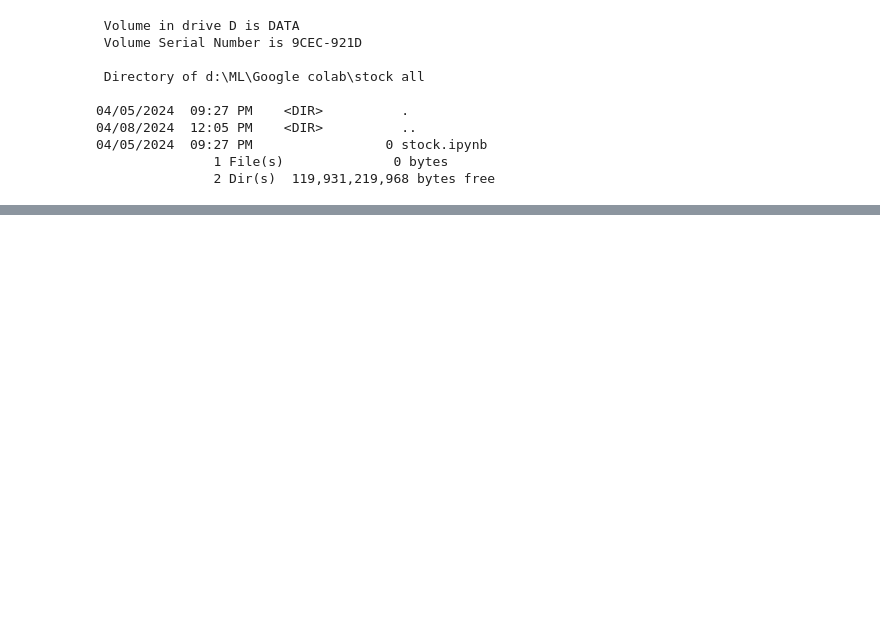
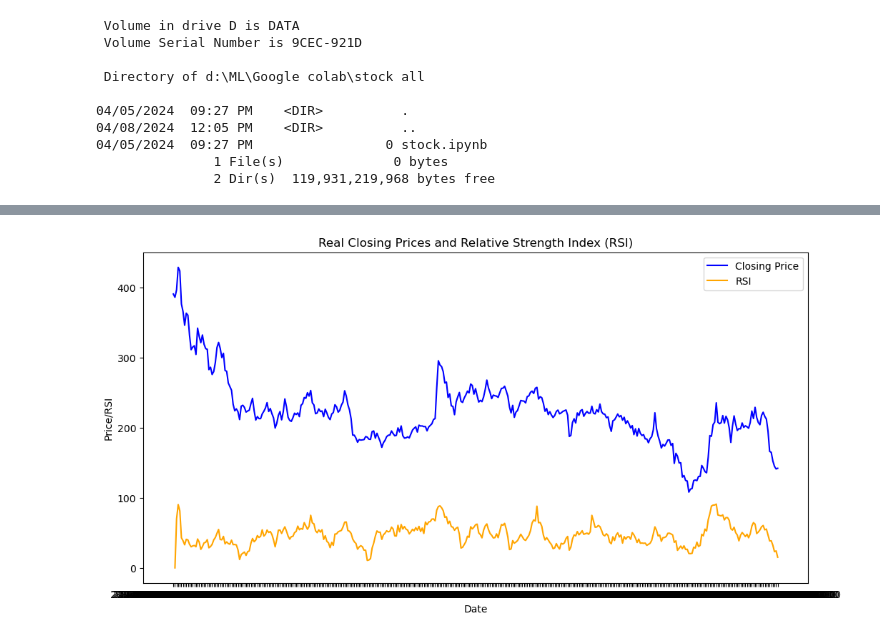
Before and after one commit to santhosh-kumar-17/Machine-Learning, a Jupyter notebook: Google colab/stock all/stock.ipynb, the cells around one changed output, grey strips where cells are left out. Drawn from its saved outputs; the diff is of its cells as text; code cells hidden in the pictures; blank space fills up the shorter version.

```diff
--- a/Google colab/stock all/stock.ipynb
+++ b/Google colab/stock all/stock.ipynb
@@ -97,0 +224,41 @@ plt.show()
+# %%
+import pandas as pd
+import numpy as np
+import matplotlib.pyplot as plt
+
+# Load data
+df = pd.read_csv("bank.csv")
+df.set_index('Datetime', inplace=True)
+df.fillna(method="ffill", inplace=True)
+
+# Define parameters
+window = 14  # Window size for calculating RSI
+
+# Calculate price changes
+delta = df['close'].diff()
+
+# Define up and down movements
+up = delta.where(delta > 0, 0)
+down = -delta.where(delta < 0, 0)
+
+# Calculate average gains and losses
+avg_gain = up.rolling(window=window, min_periods=1).mean()
+avg_loss = down.rolling(window=window, min_periods=1).mean()
+
+# Calculate relative strength (RS)
+rs = avg_gain / avg_loss
+
+# Calculate RSI
+rsi = 100 - (100 / (1 + rs))
+
+# Plot real closing prices and RSI
+plt.figure(figsize=(12, 6))
+plt.plot(df.index, df['close'], label='Closing Price', color='blue')
+plt.plot(df.index, rsi, label='RSI', color='orange')
+plt.title('Real Closing Prices and Relative Strength Index (RSI)')
+plt.xlabel('Date')
+plt.ylabel('Price/RSI')
+plt.legend()
+plt.show()
+# %% [output]
+[figure, added]
```
Also changed, not shown: parts of 13 cells of this notebook, 14 other files.
